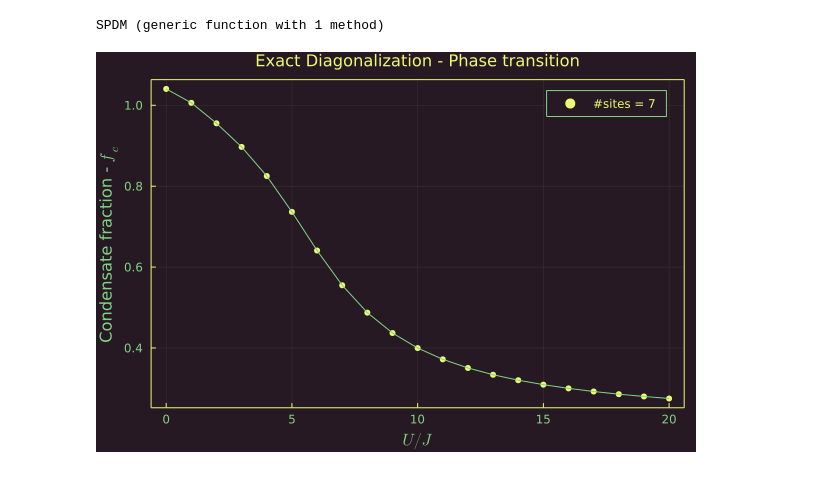
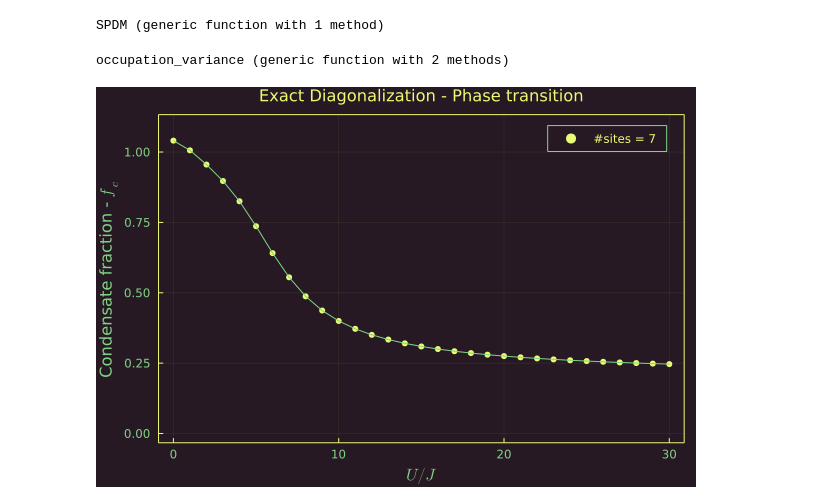
Before and after one commit to 20akshay00/MSThesis, a Jupyter notebook: src/Solving_BHM/ExactDiagonalization.ipynb, the cells around one changed output. Cells and saved outputs as stored; diff of their text form; code cells hidden in the pictures.

Commit message:
added occupation variance plot

```diff
--- a/src/Solving_BHM/ExactDiagonalization.ipynb
+++ b/src/Solving_BHM/ExactDiagonalization.ipynb
@@ -96,12 +97,23 @@ function SPDM(ground_state, basis)
 end
 # %% [output]
 SPDM (generic function with 1 method)
+# %%
+function occupation_variance(ground_state, basis, i)
+    D, L = size(basis)
+    n_exp = sum(basis[:, i] .* (ground_state .^ 2))
+    nsq_exp = sum((basis[:, i] .^ 2).* (ground_state .^ 2))
+
+    return sqrt(nsq_exp - n_exp ^ 2)
+end
+# %% [output]
+occupation_variance (generic function with 2 methods)
 # %%
 num_particles, num_states = 7, 7
 basis = generate_basis(num_particles, num_states);
 # %%
-U = 0:20;
+U = 0:1:30;
 fc = zeros(Float64, length(U));
+nvar = zeros(Float64, length(U));
 # %%
 for (i, u) in enumerate(U)
     H = generate_hamiltonian(1, u, basis)
@@ -111,8 +126,7 @@ for (i, u) in enumerate(U)
     fc[i] = real(λ)[1]
 end
 # %%
-theme(:lime)
 plot(U, fc ./ num_states, st = [:scatter, :line], labels = ["#sites = 7" ""], xlabel = L"$U/J$", ylabel = L"Condensate fraction - $f_c$")
-plot!(framestyle = :box, title = "Exact Diagonalization - Phase transition", titlefontsize = 11)
+p1 = plot!(framestyle = :box, title = "Exact Diagonalization - Phase transition", titlefontsize = 11, ylims = [0., 1.1])
 # %% [output]
-[figure, old version]
+[figure, new version]
```
Also changed, not shown: parts of 4 cells of this notebook.
